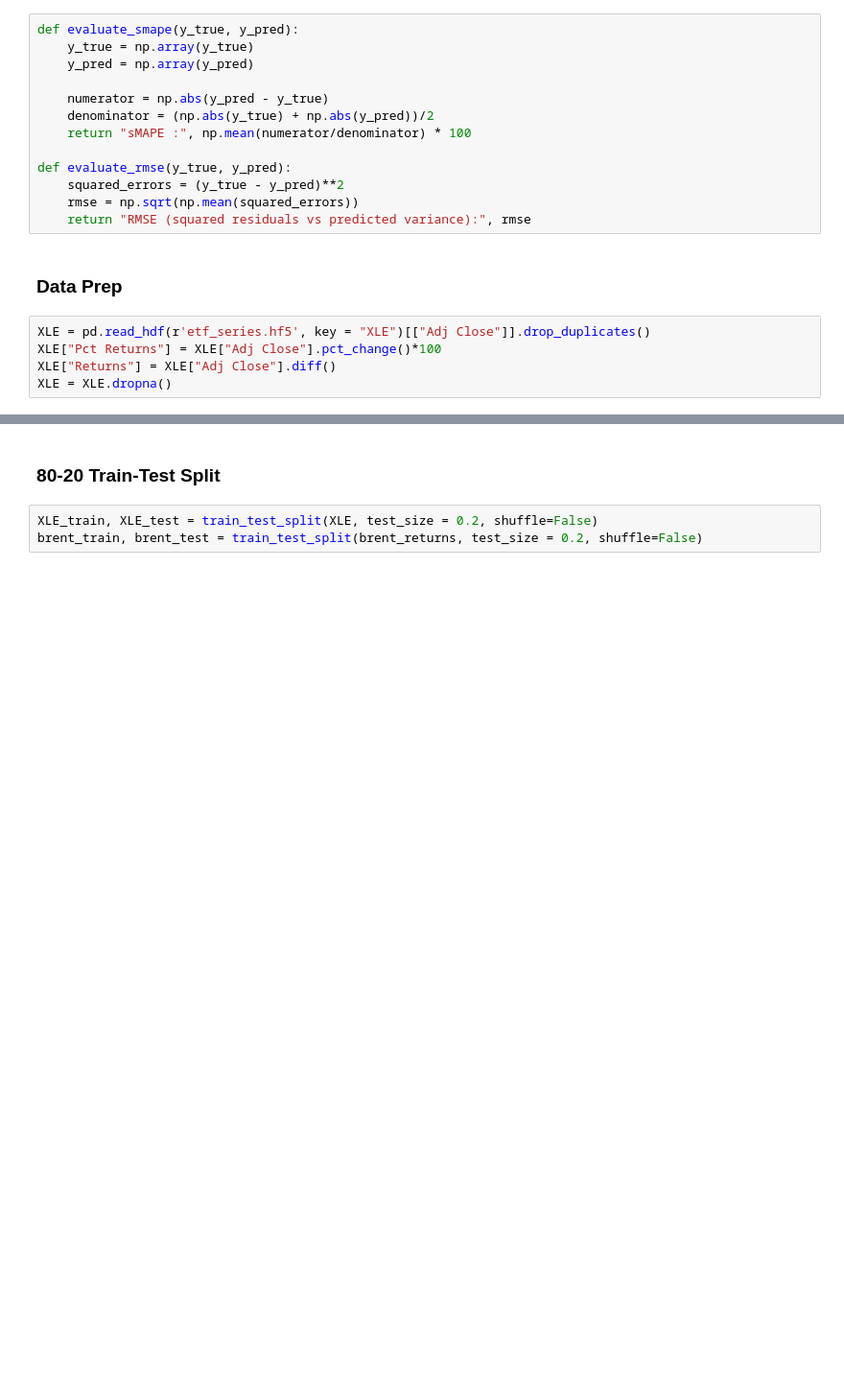
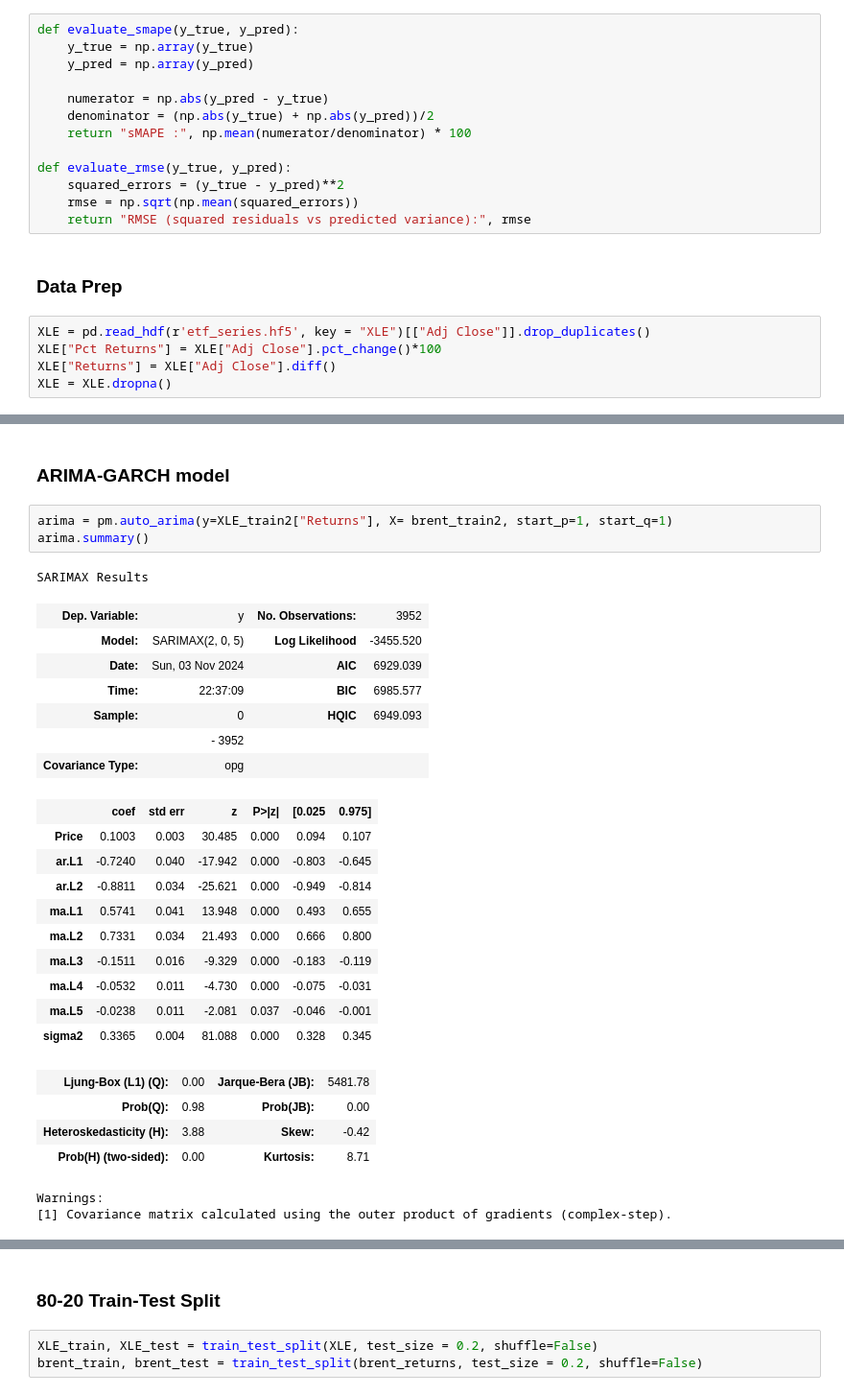
Before and after one commit to siruiliu-code/GARCH-X-Volatility-Modelling-with-Equity-Options-Trading, a Jupyter notebook: XLE_garch.ipynb, the cells around one changed output, grey strips where cells are left out. Shown: that part at 96% size. Cells and saved outputs as stored; diff of their text form; blank space fills up the shorter version.

```diff
--- a/XLE_garch.ipynb
+++ b/XLE_garch.ipynb
@@ -86,0 +114,30 @@ brent_returns = brent_returns[brent_returns.index.isin(common_dates)]
+# %% [markdown]
+### ARIMA-GARCH model
+# %%
+arima = pm.auto_arima(y=XLE_train2["Returns"], X= brent_train2, start_p=1, start_q=1)
+arima.summary()
+# %% [output]
+SARIMAX Results
+| Dep. Variable: | y | No. Observations: | 3952 |
+| Model: | SARIMAX(2, 0, 5) | Log Likelihood | -3455.520 |
+| Date: | Sun, 03 Nov 2024 | AIC | 6929.039 |
+| Time: | 22:37:09 | BIC | 6985.577 |
+| Sample: | 0 | HQIC | 6949.093 |
+|  | - 3952 |  |  |
+| Covariance Type: | opg |  |  |
+|  | coef | std err | z | P>|z| | [0.025 | 0.975] |
+| Price | 0.1003 | 0.003 | 30.485 | 0.000 | 0.094 | 0.107 |
+| ar.L1 | -0.7240 | 0.040 | -17.942 | 0.000 | -0.803 | -0.645 |
+| ar.L2 | -0.8811 | 0.034 | -25.621 | 0.000 | -0.949 | -0.814 |
+| ma.L1 | 0.5741 | 0.041 | 13.948 | 0.000 | 0.493 | 0.655 |
+| ma.L2 | 0.7331 | 0.034 | 21.493 | 0.000 | 0.666 | 0.800 |
+| ma.L3 | -0.1511 | 0.016 | -9.329 | 0.000 | -0.183 | -0.119 |
+| ma.L4 | -0.0532 | 0.011 | -4.730 | 0.000 | -0.075 | -0.031 |
+| ma.L5 | -0.0238 | 0.011 | -2.081 | 0.037 | -0.046 | -0.001 |
+| sigma2 | 0.3365 | 0.004 | 81.088 | 0.000 | 0.328 | 0.345 |
+| Ljung-Box (L1) (Q): | 0.00 | Jarque-Bera (JB): | 5481.78 |
+| Prob(Q): | 0.98 | Prob(JB): | 0.00 |
+| Heteroskedasticity (H): | 3.88 | Skew: | -0.42 |
+| Prob(H) (two-sided): | 0.00 | Kurtosis: | 8.71 |
+Warnings:
+[1] Covariance matrix calculated using the outer product of gradients (complex-step).
```
Also changed, not shown: parts of 49 cells of this notebook.
